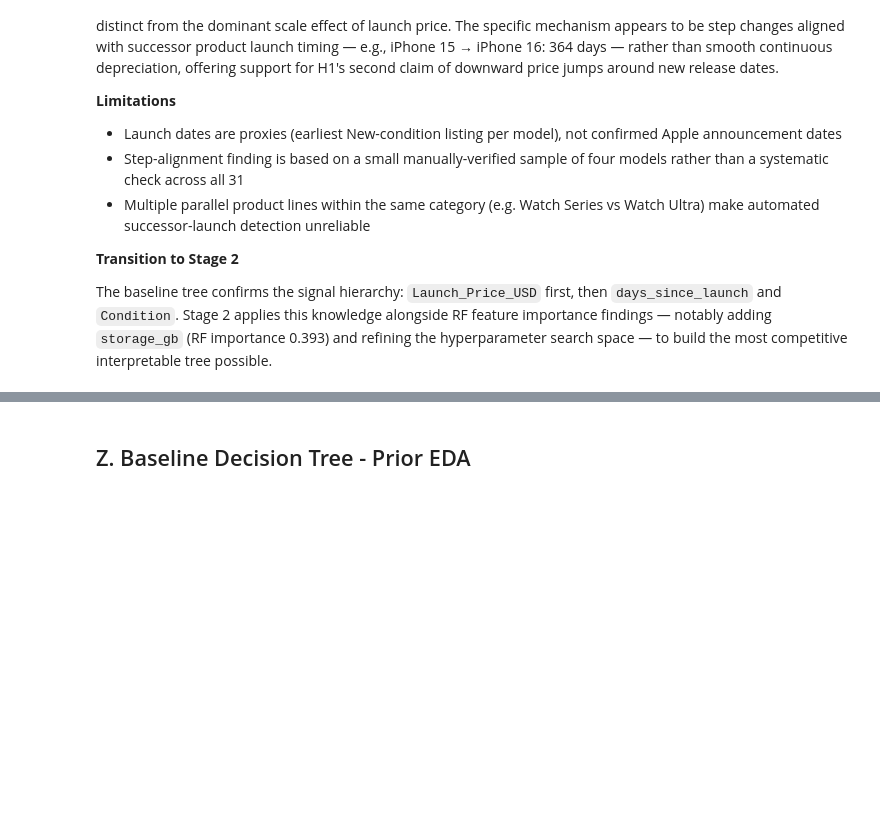
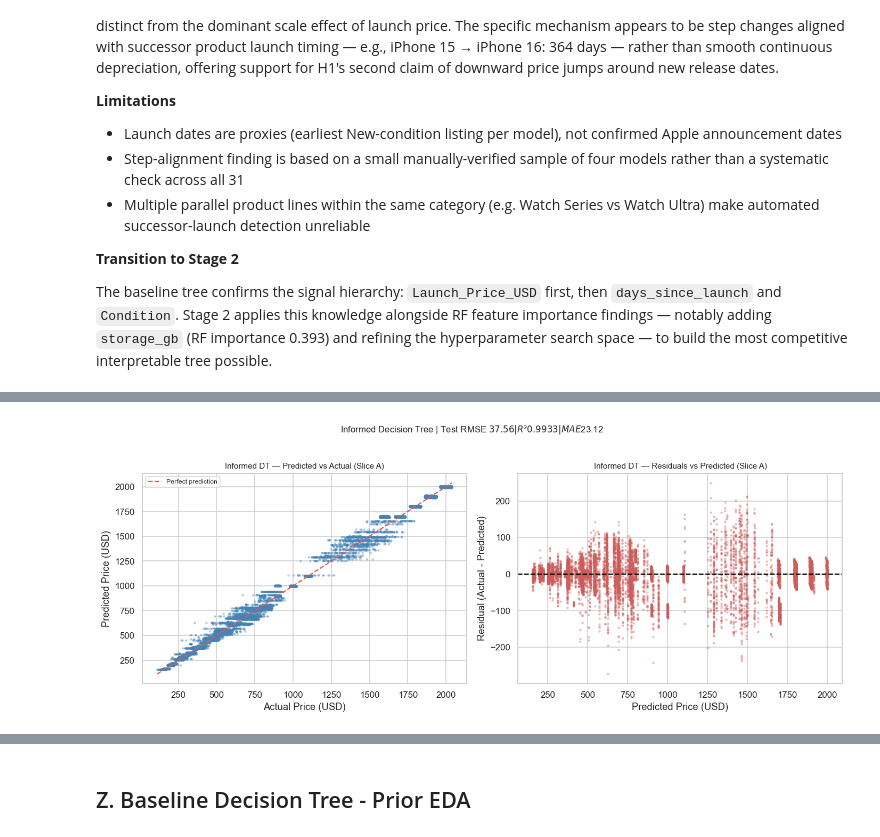
Before and after one commit to katyagz/DataScience_MMAI, a Jupyter notebook: Apple_Decision_Tree_Final.ipynb, the cells around one changed output, grey strips where cells are left out. Cells and saved outputs as stored; diff of their text form; code cells hidden in the pictures; blank space fills up the shorter version.

```diff
--- a/Apple_Decision_Tree_Final.ipynb
+++ b/Apple_Decision_Tree_Final.ipynb
@@ -563,6 +598,35 @@ Slice C — iPhone 17 (unseen new product):
   RMSE : $52.28
   MAE  : $48.59
   R²   :  0.6687
+# %%
+# Visual diagnostics: Informed Decision Tree
+
+fig, axes = plt.subplots(1, 2, figsize=(13, 5))
+
+# Plot 1: Predicted vs Actual
+axes[0].scatter(y_test_inf, test_pred_inf, s=4, alpha=0.3, color='steelblue')
+lims = [min(y_test_inf.min(), test_pred_inf.min()),
+        max(y_test_inf.max(), test_pred_inf.max())]
+axes[0].plot(lims, lims, 'r--', lw=1.5, label='Perfect prediction')
+axes[0].set_title('Informed DT — Predicted vs Actual (Slice A)', fontsize=10)
+axes[0].set_xlabel('Actual Price (USD)')
+axes[0].set_ylabel('Predicted Price (USD)')
+axes[0].legend(fontsize=8)
+
+# Plot 2: Residuals vs Predicted
+residuals_inf = y_test_inf.values - test_pred_inf
+axes[1].scatter(test_pred_inf, residuals_inf, s=4, alpha=0.3, color='indianred')
+axes[1].axhline(0, color='black', lw=1.5, linestyle='--')
+axes[1].set_title('Informed DT — Residuals vs Predicted (Slice A)', fontsize=10)
+axes[1].set_xlabel('Predicted Price (USD)')
+axes[1].set_ylabel('Residual (Actual - Predicted)')
+
+plt.suptitle(f'Informed Decision Tree | Test RMSE $37.56 | R² 0.9933 | MAE $23.12',
+             fontsize=11, y=1.02)
+plt.tight_layout()
+plt.show()
+# %% [output]
+[figure, added]
 # %%
 # Looking at Feature Importance
 
```
Also changed, not shown: parts of 13 cells of this notebook.
